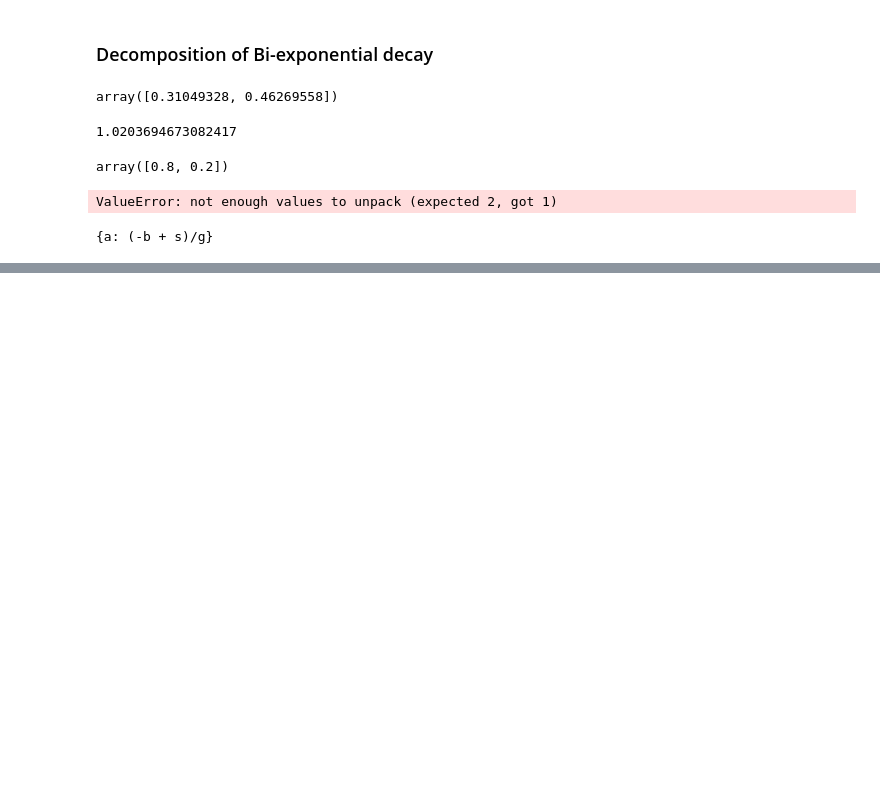
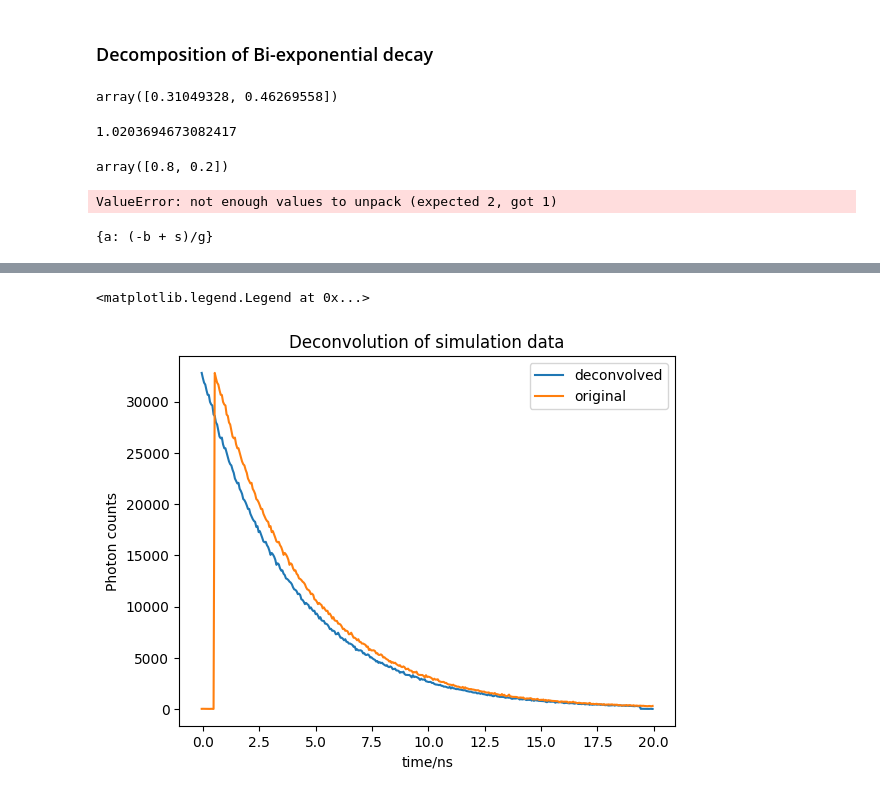
Before and after one commit to ngcnpeter/Y3_Group_Project_2B, a Jupyter notebook: TCSPC-simulation/2Bsimulation.ipynb, the cells around one changed output, grey strips where cells are left out. Drawn from its saved outputs; the diff is of its cells as text; code cells hidden in the pictures; blank space fills up the shorter version.

```diff
--- a/TCSPC-simulation/2Bsimulation.ipynb
+++ b/TCSPC-simulation/2Bsimulation.ipynb
@@ -33,7 +33,7 @@ def groupproject_IRFsimulate(amplitudes, lifetimes, acquisitiontime, irfwidth):
     w = irfwidth
     irfraw = np.zeros(381)
     for i in range(381):
-        t = (i - 20) * (1 / 19)
+        t = (i - 1) * (1 / 19)
         irfraw[i] = np.exp(-4 * np.log(2) * (t - b)**2 / (w**2))
 
     # convolute the IRF and decay and trim to 381 bins
@@ -420,0 +437,18 @@ plt.show()
+# %%
+t0 = 10/19
+irf_width = 0.005
+data = groupproject_IRFsimulate([1],[4],1000,irf_width)
+x = data[:,0]
+y = data[:,1]
+ker = np.max(y)*stats.norm.pdf(x,loc = t0, scale = irf_width)
+#plt.plot(data[:,1])
+#plt.plot(x,np.fft.ifft(np.fft.fft(y)/np.fft.fft(ker)))
+plt.title('Deconvolution of simulation data')
+plt.plot(x,np.fft.ifft(np.fft.fft(y)/np.fft.fft(ker))*np.sum(ker),label = 'deconvolved')
+plt.plot(x,y,label = 'original')
+plt.xlabel('time/ns')
+plt.ylabel('Photon counts')
+plt.legend()
+# %% [output]
+<matplotlib.legend.Legend at 0x...>
+[figure, added]
```
Also changed, not shown: parts of 4 cells of this notebook, 3 other files.
